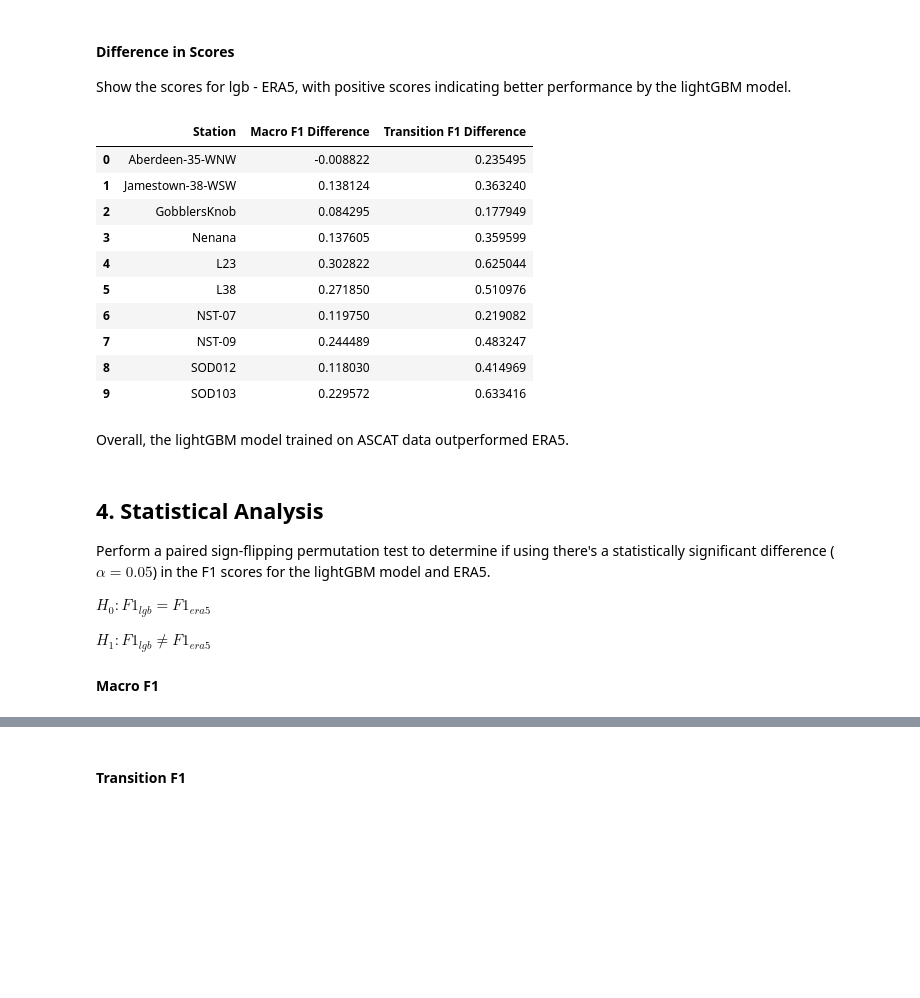
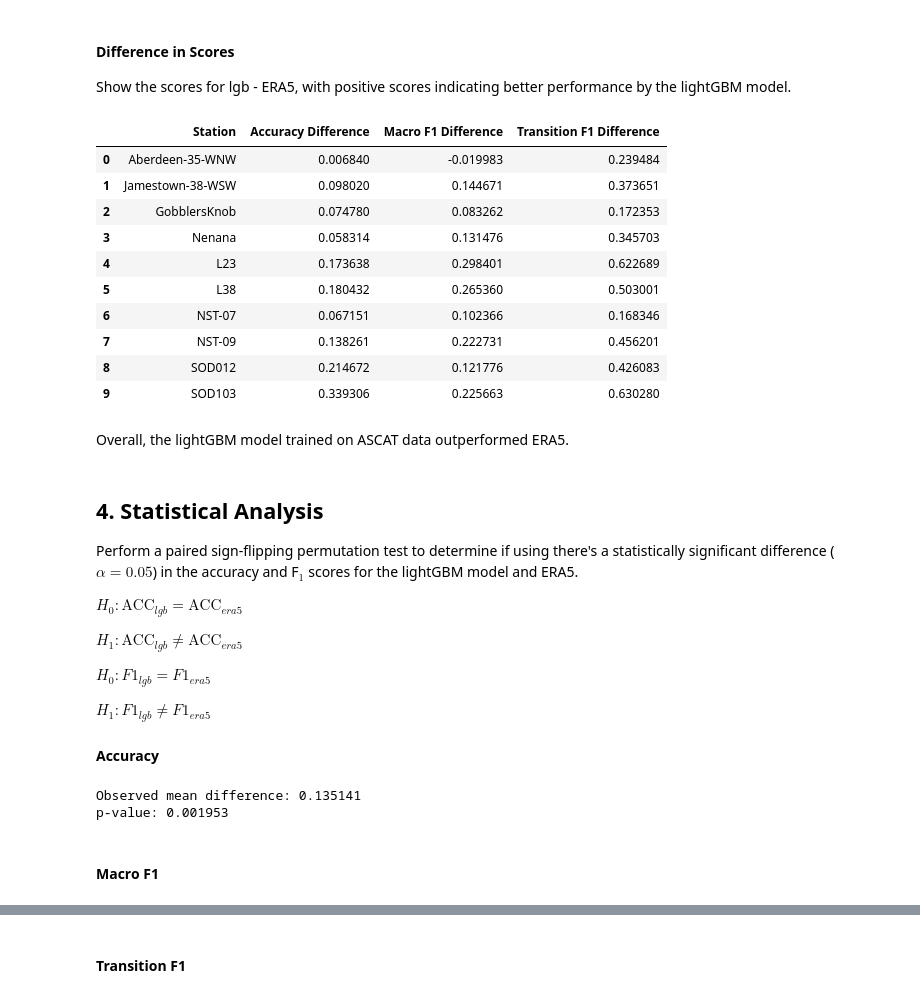
Before and after one commit to gerezk/freeze-thaw-soil-prediction, a Jupyter notebook: notebooks/simple_classification/5_model_vs_ERA5.ipynb, the cells around one changed output, grey strips where cells are left out. Cells and saved outputs as stored; diff of their text form; code cells hidden in the pictures; blank space fills up the shorter version.

Commit message:
update model_vs_ERA5 notebooks

```diff
--- a/notebooks/simple_classification/5_model_vs_ERA5.ipynb
+++ b/notebooks/simple_classification/5_model_vs_ERA5.ipynb
@@ -442,12 +287,8 @@ Similar results to L23.
 # %%
 nst07_results = process_one_station(StationName.NST_07, train_size=train_size, label_map=label_map)
 
-result_df_ascat.loc[len(result_df_ascat)] = [StationName.NST_07,
-                                             nst07_results.lgb_results.macro_f1,
-                                             nst07_results.lgb_results.transition_f1]
-result_df_era5.loc[len(result_df_era5)] = [StationName.NST_07,
-                                           nst07_results.era5_results.macro_f1,
-                                           nst07_results.era5_results.transition_f1]
+result_df_ascat = add_row_to_results(result_df_ascat, StationName.NST_07, nst07_results.lgb_results)
+result_df_era5 = add_row_to_results(result_df_era5, StationName.NST_07, nst07_results.era5_results)
 
 nst07_plot_df = create_plot_df(nst07_results.ismn_data,
                              nst07_results.lgb_results.y_pred,
@@ -485,12 +326,8 @@ The lightGBM model outperformed with the "transition" and "thawed" states while
 # %%
 nst09_results = process_one_station(StationName.NST_09, train_size=train_size, label_map=label_map)
 
-result_df_ascat.loc[len(result_df_ascat)] = [StationName.NST_09,
-                                             nst09_results.lgb_results.macro_f1,
-                                             nst09_results.lgb_results.transition_f1]
-result_df_era5.loc[len(result_df_era5)] = [StationName.NST_09,
-                                           nst09_results.era5_results.macro_f1,
-                                           nst09_results.era5_results.transition_f1]
+result_df_ascat = add_row_to_results(result_df_ascat, StationName.NST_09, nst09_results.lgb_results)
+result_df_era5 = add_row_to_results(result_df_era5, StationName.NST_09, nst09_results.era5_results)
 
 nst09_plot_df = create_plot_df(nst09_results.ismn_data,
                              nst09_results.lgb_results.y_pred,
@@ -528,12 +365,8 @@ The lightGBM model outperformed with the "transition" and "thawed" states while
 # %%
 sod012_results = process_one_station(StationName.SOD012, train_size=train_size, label_map=label_map)
 
-result_df_ascat.loc[len(result_df_ascat)] = [StationName.SOD012,
-                                             sod012_results.lgb_results.macro_f1,
-                                             sod012_results.lgb_results.transition_f1]
-result_df_era5.loc[len(result_df_era5)] = [StationName.SOD012,
-                                           sod012_results.era5_results.macro_f1,
-                                           sod012_results.era5_results.transition_f1]
+result_df_ascat = add_row_to_results(result_df_ascat, StationName.SOD012, sod012_results.lgb_results)
+result_df_era5 = add_row_to_results(result_df_era5, StationName.SOD012, sod012_results.era5_results)
 
 sod012_plot_df = create_plot_df(sod012_results.ismn_data,
                                 sod012_results.lgb_results.y_pred,
@@ -571,12 +404,8 @@ The lightGBM model significantly outperformed in predicting the "transition" sta
 # %%
 sod103_results = process_one_station(StationName.SOD103, train_size=train_size, label_map=label_map)
 
-result_df_ascat.loc[len(result_df_ascat)] = [StationName.SOD103,
-                                             sod103_results.lgb_results.macro_f1,
-                                             sod103_results.lgb_results.transition_f1]
-result_df_era5.loc[len(result_df_era5)] = [StationName.SOD103,
-                                           sod103_results.era5_results.macro_f1,
-                                           sod103_results.era5_results.transition_f1]
+result_df_ascat = add_row_to_results(result_df_ascat, StationName.SOD103, sod103_results.lgb_results)
+result_df_era5 = add_row_to_results(result_df_era5, StationName.SOD103, sod103_results.era5_results)
 
 sod103_plot_df = create_plot_df(sod103_results.ismn_data,
                                 sod103_results.lgb_results.y_pred,
@@ -649,38 +478,55 @@ result_df_era5
 Show the scores for lgb - ERA5, with positive scores indicating better performance by the lightGBM model.
 # %%
 score_diffs = result_df_ascat.copy()
-float_cols = ["Macro F1", "Transition F1"]
+float_cols = ["Accuracy", "Macro F1", "Transition F1"]
 score_diffs[float_cols] = result_df_ascat[float_cols] - result_df_era5[float_cols]
 score_diffs = score_diffs.rename(columns={
+    "Accuracy": "Accuracy Difference",
     "Macro F1": "Macro F1 Difference",
     "Transition F1": "Transition F1 Difference",
 })
 
 score_diffs
 # %% [output]
-|  | Station | Macro F1 Difference | Transition F1 Difference |
-| 0 | Aberdeen-35-WNW | -0.008822 | 0.235495 |
-| 1 | Jamestown-38-WSW | 0.138124 | 0.363240 |
-| 2 | GobblersKnob | 0.084295 | 0.177949 |
-| 3 | Nenana | 0.137605 | 0.359599 |
-| 4 | L23 | 0.302822 | 0.625044 |
-| 5 | L38 | 0.271850 | 0.510976 |
-| 6 | NST-07 | 0.119750 | 0.219082 |
-| 7 | NST-09 | 0.244489 | 0.483247 |
-| 8 | SOD012 | 0.118030 | 0.414969 |
-| 9 | SOD103 | 0.229572 | 0.633416 |
+|  | Station | Accuracy Difference | Macro F1 Difference | Transition F1 Difference |
+| 0 | Aberdeen-35-WNW | 0.006840 | -0.019983 | 0.239484 |
+| 1 | Jamestown-38-WSW | 0.098020 | 0.144671 | 0.373651 |
+| 2 | GobblersKnob | 0.074780 | 0.083262 | 0.172353 |
+| 3 | Nenana | 0.058314 | 0.131476 | 0.345703 |
+| 4 | L23 | 0.173638 | 0.298401 | 0.622689 |
+| 5 | L38 | 0.180432 | 0.265360 | 0.503001 |
+| 6 | NST-07 | 0.067151 | 0.102366 | 0.168346 |
+| 7 | NST-09 | 0.138261 | 0.222731 | 0.456201 |
+| 8 | SOD012 | 0.214672 | 0.121776 | 0.426083 |
+| 9 | SOD103 | 0.339306 | 0.225663 | 0.630280 |
 # %% [markdown]
 Overall, the lightGBM model trained on ASCAT data outperformed ERA5.
 # %% [markdown]
 ## 4. Statistical Analysis
 
-Perform a paired sign-flipping permutation test to determine if using there's a statistically significant difference ($\alpha=0.05$) in the F1 scores for the lightGBM model and ERA5.
+Perform a paired sign-flipping permutation test to determine if using there's a statistically significant difference ($\alpha=0.05$) in the accuracy and F$_1$ scores for the lightGBM model and ERA5.
+
+$H_0: \text{ACC}_{lgb} = \text{ACC}_{era5}$
+
+$H_1: \text{ACC}_{lgb} \neq \text{ACC}_{era5}$
 
 $H_0: F1_{lgb} = F1_{era5}$
 
 $H_1: F1_{lgb} \neq F1_{era5}$
 
-#### Macro F1
+#### Accuracy
+# %%
+observed_acc, p_value_acc = paired_permutation_test(result_df_era5["Accuracy"],
+                                                    result_df_ascat["Accuracy"],
+                                                    alternative="two-sided")
+
+print(f"Observed mean difference: {observed_acc:6f}")
+print(f"p-value: {p_value_acc:4f}")
+# %% [output]
+Observed mean difference: 0.135141
+p-value: 0.001953
+# %% [markdown]
+#### Macro F1
 # %%
 observed_macro_f1, p_value_macro_f1 = paired_permutation_test(result_df_era5["Macro F1"],
                                                               result_df_ascat["Macro F1"],
```
Also changed, not shown: parts of 58 cells of this notebook, 1 other file.
